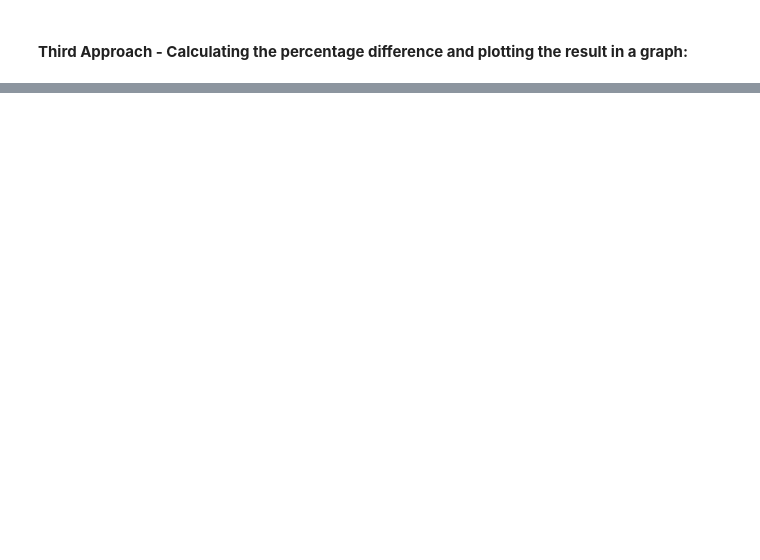
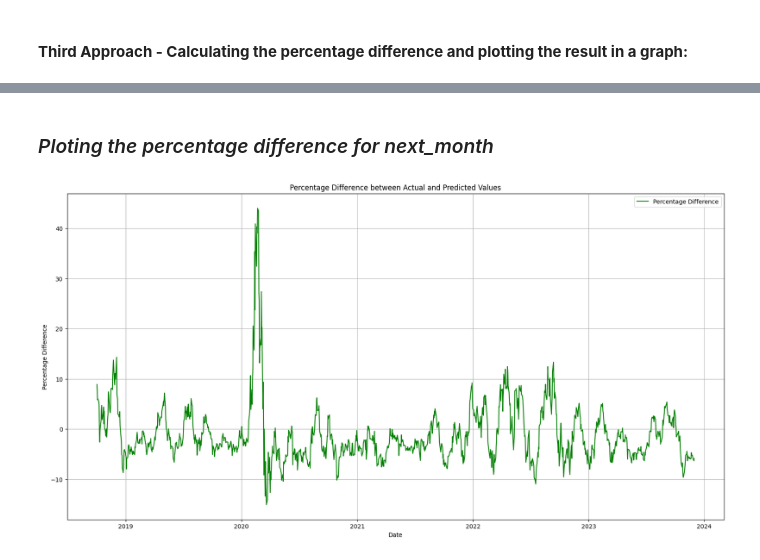
Before and after one commit to MichaelHoha/algo-trding-predictions-s-p-500, a Jupyter notebook: Machine_Learning_Seminar_Final_Project.ipynb, the cells around one changed output, grey strips where cells are left out. Cells and saved outputs as stored; diff of their text form; code cells hidden in the pictures; blank space fills up the shorter version.

```diff
--- a/Machine_Learning_Seminar_Final_Project.ipynb
+++ b/Machine_Learning_Seminar_Final_Project.ipynb
@@ -844,0 +847,3 @@ summary of the steps:
+# %%
+y_train_month = train_data['next_month']
+y_test_month = test_data['next_month']
@@ -844,0 +852,9 @@ summary of the steps:
+# %%
+# Initialize a Lasso Regression model
+lasso_model_month = Lasso(alpha=1.0)
+
+# Fit the model on the training data
+lasso_model_month.fit(X_train, y_train_month)
+
+# Make predictions on the test data
+lasso_test_predictions_month = lasso_model_month.predict(X_test)
@@ -844,0 +871,8 @@ summary of the steps:
+# %% [markdown]
+### *Ploting the percentage difference for next_month*
+# %%
+perc_diff = percentage_difference(lasso_test_predictions_month, y_test_month)
+
+plot_percentage_difference(y_test_month, perc_diff)
+# %% [output]
+[figure, added]
```
Also changed, not shown: parts of 52 cells of this notebook.
